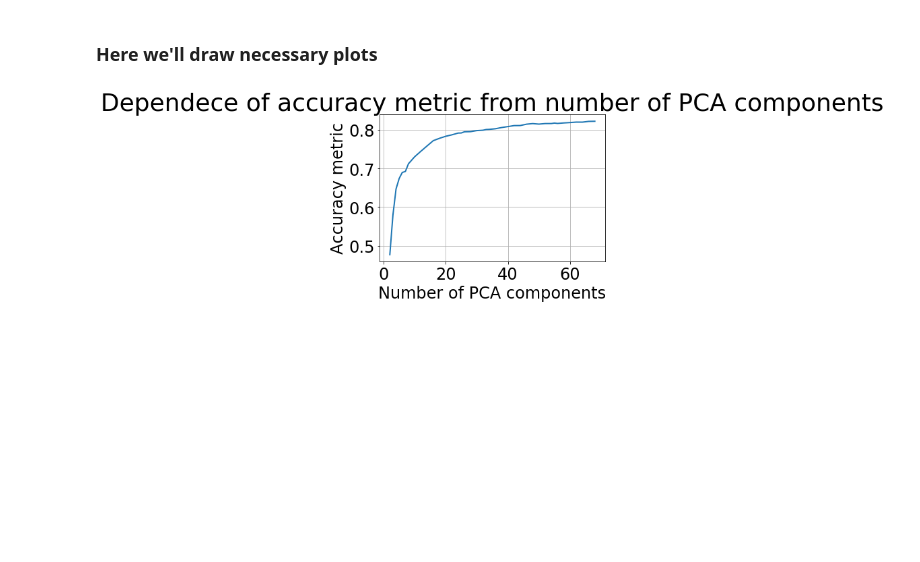
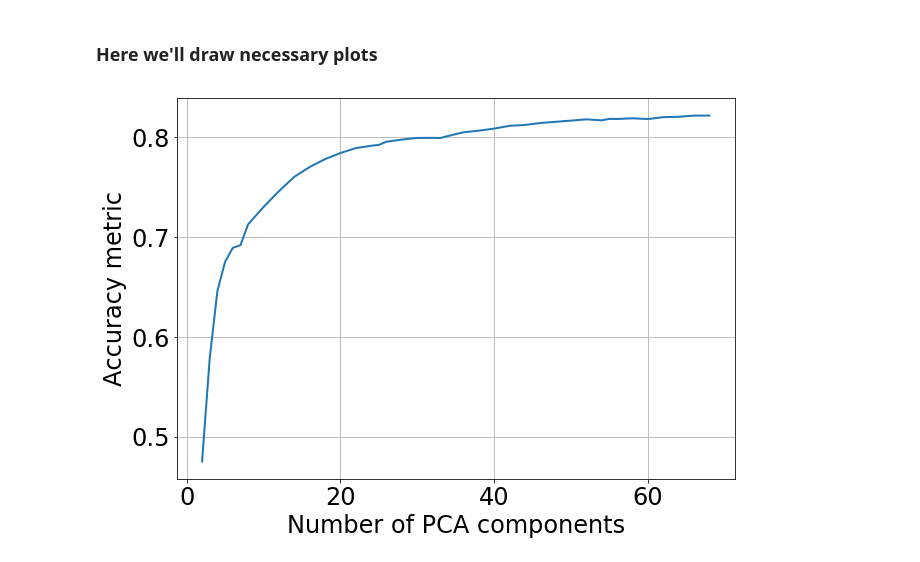
Before and after one commit to Intelligent-Systems-Phystech/StartCode, a Jupyter notebook: Selnitskiy2018ProblemMNIST/MNIST.ipynb, the cells around one changed output. Saved outputs shown, nothing was run; the diff lists cells and outputs as text; code cells hidden in the pictures; blank space fills up the shorter version.

```diff
--- a/Selnitskiy2018ProblemMNIST/MNIST.ipynb
+++ b/Selnitskiy2018ProblemMNIST/MNIST.ipynb
@@ -42,18 +42,16 @@ accuracy_score(y_test, lr.predict(pca.transform(X_test.reshape([-1, 784]))))
 # %%
 components = np.array([3, 5, 7, 12, 18, 25, 33, 40, 48, 55])
 components  = np.unique(np.hstack((components, list(range(2, 70, 2)))))
-accuracy_metric = np.zeros(components.size)
-variances = np.zeros(components.size)
-total_run = 5
+accuracy_metric = []
+variances = []
+total_run = 10
 # %% [markdown]
 ### Main loop where we make 5 runs to get results
 # %%
-for i in range(total_run):
-    #initialize step lists
-    one_run_accuracy = []
-    one_run_variances = []
-    #Go throw all given number of PCA components
-    for component in components:
+#Go throw all given number of PCA components
+for component in components:
+    component_var = []
+    for i in range(total_run):
         pca = PCA(n_components=component)
         used_indices = np.random.choice(np.arange(X_train.shape[0]), 10000, replace=False)
         X_train_lowdim = pca.fit_transform(X_train[used_indices].reshape([-1, 784]))
@@ -62,16 +60,11 @@ for i in range(total_run):
         lr.fit(X_train_lowdim, y_train[used_indices])
         y_pred = lr.predict(pca.transform(X_test.reshape([-1, 784])))
         #here we get our variance and accuracy
-        variance = mean_squared_error(y_test, y_pred)
         score = accuracy_score(y_test, y_pred)
-        one_run_variances = np.append(one_run_variances, variance)
-        one_run_accuracy = np.append(one_run_accuracy, score)
-    #add variance and accuracy to result array
-    variances += one_run_variances
-    accuracy_metric += one_run_accuracy
-#here we average our result
-variances /= total_run
-accuracy_metric /= total_run
+        component_var.append(score)
+#add variance and accuracy to result array
+    accuracy_metric.append(np.mean(component_var))
+    variances.append(np.var(component_var))
 # %% [markdown]
 ### Here we'll draw necessary plots
 # %%
@@ -87,13 +80,14 @@ plt.rcParams['axes.titlesize'] = 36
 plt.rcParams['axes.labelsize'] = 24
 # %%
 import matplotlib.pyplot as plt
+plt.figure(figsize=(10,7))
 plt.plot(components, accuracy_metric)
 plt.grid()
 plt.xlabel("Number of PCA components")
 plt.ylabel("Accuracy metric")
-plt.title("Dependece of accuracy metric from number of PCA components")
+#plt.title("Dependece of accuracy metric from number of PCA components")
 plt.show()
 # %% [output]
-[figure, old version]
+[figure, new version]
 # %%
 import matplotlib.pyplot as plt
```
Also changed, not shown: parts of 2 cells of this notebook.
